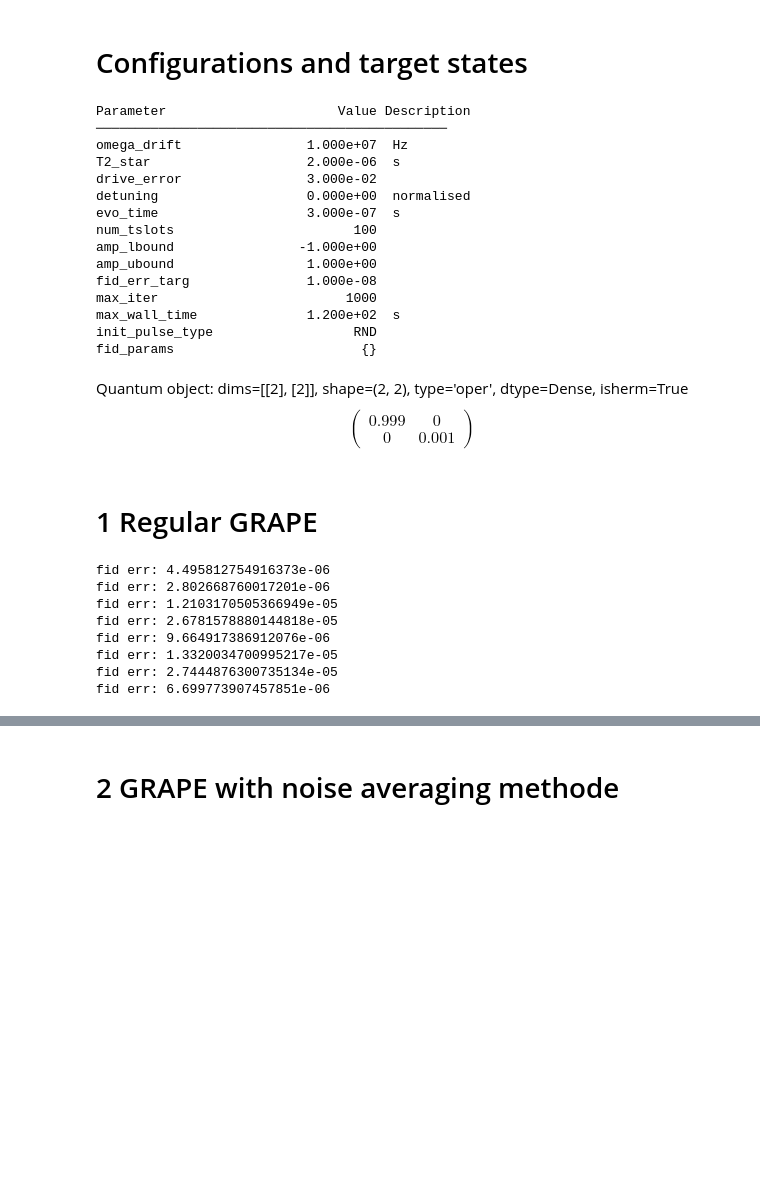
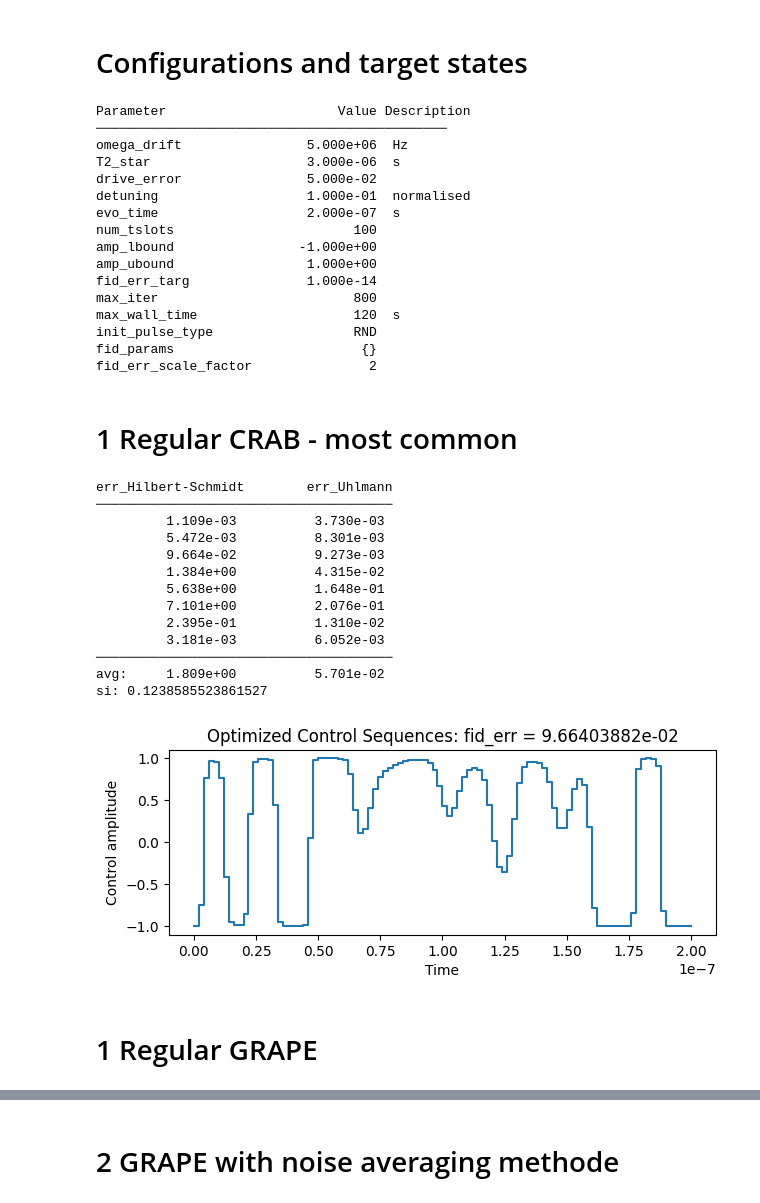
Before and after one commit to cicacica/VeriPulse, a Jupyter notebook: notebooks/SecretIndepNVPulses.ipynb, the cells around one changed output, grey strips where cells are left out. Drawn from its saved outputs; the diff is of its cells as text; code cells hidden in the pictures; blank space fills up the shorter version.

```diff
--- a/notebooks/SecretIndepNVPulses.ipynb
+++ b/notebooks/SecretIndepNVPulses.ipynb
@@ -9,37 +58,73 @@ import matplotlib.pyplot as plt
 # %% [markdown]
 # Configurations and target states
 # %%
-conf1 = PulseConfig() # masukan goal
+conf1 = PulseConfig(omega_drift = 5e6, # 1-10 MHz
+                    num_tslots = 100, # number of pulses
+                    T2_star = 3e-6, #
+                    evo_time = 2e-7,
+                    drive_error = 0.05,
+                    detuning = 0.1, # prop to rabi
+                    fid_err_scale_factor = 2,
+                    fid_err_targ=1e-14,
+                    max_iter=800,
+                    max_wall_time=120)
 print_pulse_config(conf1)
 # %% [output]
 Parameter                      Value Description
 ─────────────────────────────────────────────
-omega_drift                1.000e+07  Hz
-T2_star                    2.000e-06  s
-drive_error                3.000e-02
-detuning                   0.000e+00  normalised
-evo_time                   3.000e-07  s
+omega_drift                5.000e+06  Hz
+T2_star                    3.000e-06  s
+drive_error                5.000e-02
+detuning                   1.000e-01  normalised
+evo_time                   2.000e-07  s
 num_tslots                       100
 amp_lbound                -1.000e+00
 amp_ubound                 1.000e+00
-fid_err_targ               1.000e-08
-max_iter                        1000
-max_wall_time              1.200e+02  s
+fid_err_targ               1.000e-14
+max_iter                         800
+max_wall_time                    120  s
 init_pulse_type                  RND
 fid_params                        {}
+fid_err_scale_factor               2
 # %%
 # number of states
 K = 8
 # initial states with a little noise
-err= 1e-3
+err= 1e-4
 rho_init = Qobj([[1-err,0],[0,err]])
 # target states
 rho_targets = [Qobj(rhox(i*np.pi/4)) for i in range(K)]
-# %%
-rho_init
-# %% [output]
-Quantum object: dims=[[2], [2]], shape=(2, 2), type='oper', dtype=Dense, isherm=True$$\left(\begin{array}{cc}0.999 & 0\\0 & 0.001\end{array}\right)$$
 # %% [markdown]
-# 1 Regular GRAPE
+# 1 Regular CRAB - most common
+# %%
+result_crab = []
+for rho_targ in rho_targets:
+    res = run_crab(operator_to_vector(rho_init), operator_to_vector(rho_targ), config=conf1)
+    result_crab.append(res)
+# %%
+print_fidelities(result_crab, rho_targets)
+# calculate secret independence
+rho_fin_res1 = [vector_to_operator(res.evo_full_final).full() for res in result_crab]
+rho_targ_np = [rho.full() for rho in rho_targets]
+res1_si = choi_optimise_secret_indep(rho_targ_np, rho_fin_res1)
+print("si:", res1_si.objective)
+plot_pulse(result_crab[2])
+# %% [output]
+err_Hilbert-Schmidt        err_Uhlmann
+──────────────────────────────────────
+         1.109e-03          3.730e-03
+         5.472e-03          8.301e-03
+         9.664e-02          9.273e-03
+         1.384e+00          4.315e-02
+         5.638e+00          1.648e-01
+         7.101e+00          2.076e-01
+         2.395e-01          1.310e-02
+         3.181e-03          6.052e-03
+──────────────────────────────────────
+avg:     1.809e+00          5.701e-02
+si: 0.1238585523861527
+[figure, added]
+# %% [markdown]
+# 1 Regular GRAPE
 # %%
 # GRAPE optimisation part
@@ -50,13 +134,0 @@ for rho_targ in rho_targets:
-# %%
-# Check optimisation results
-for res in result1:
-    print("fid err:",res.fid_err)
-# %% [output]
-fid err: 4.495812754916373e-06
-fid err: 2.802668760017201e-06
-fid err: 1.2103170505366949e-05
-fid err: 2.6781578880144818e-05
-fid err: 9.664917386912076e-06
-fid err: 1.3320034700995217e-05
-fid err: 2.7444876300735134e-05
-fid err: 6.699773907457851e-06
```
Also changed, not shown: parts of 31 cells of this notebook, 1 other file.
